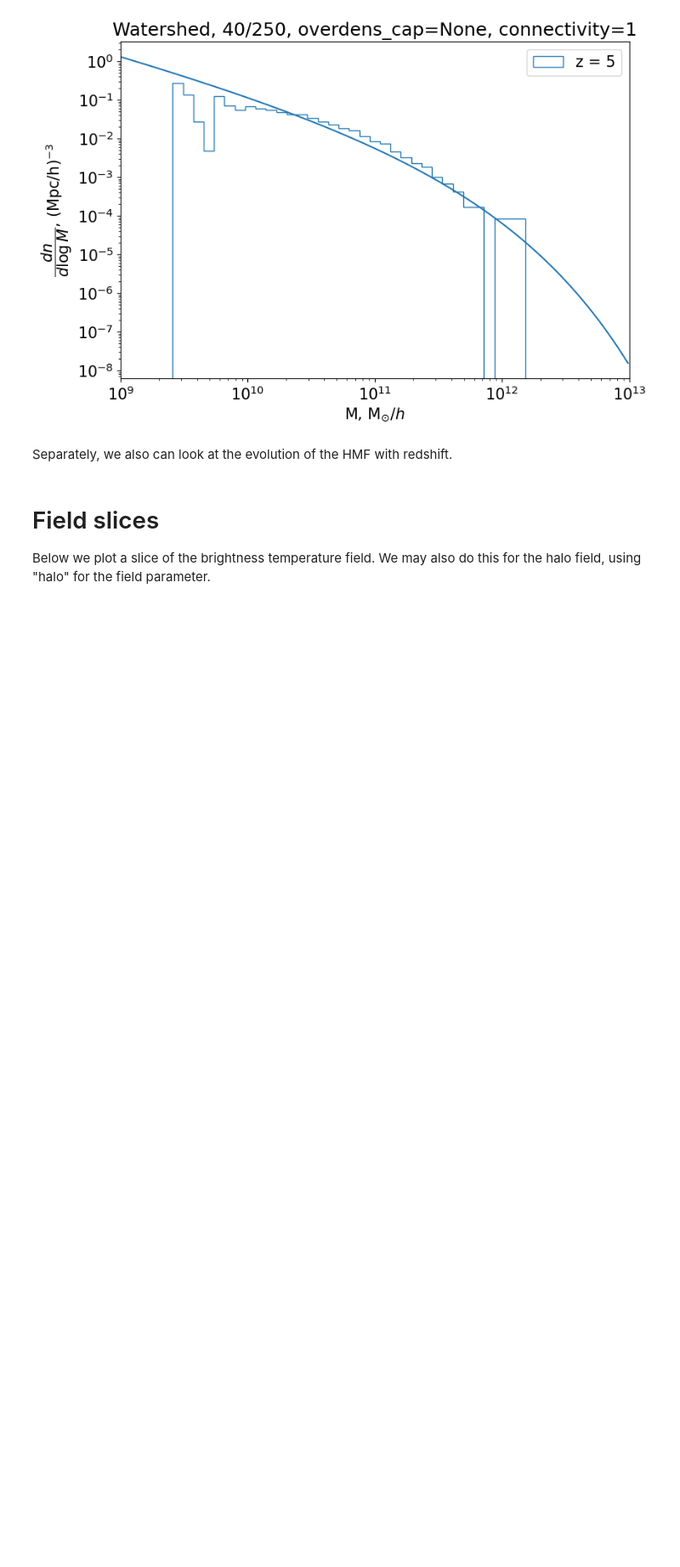
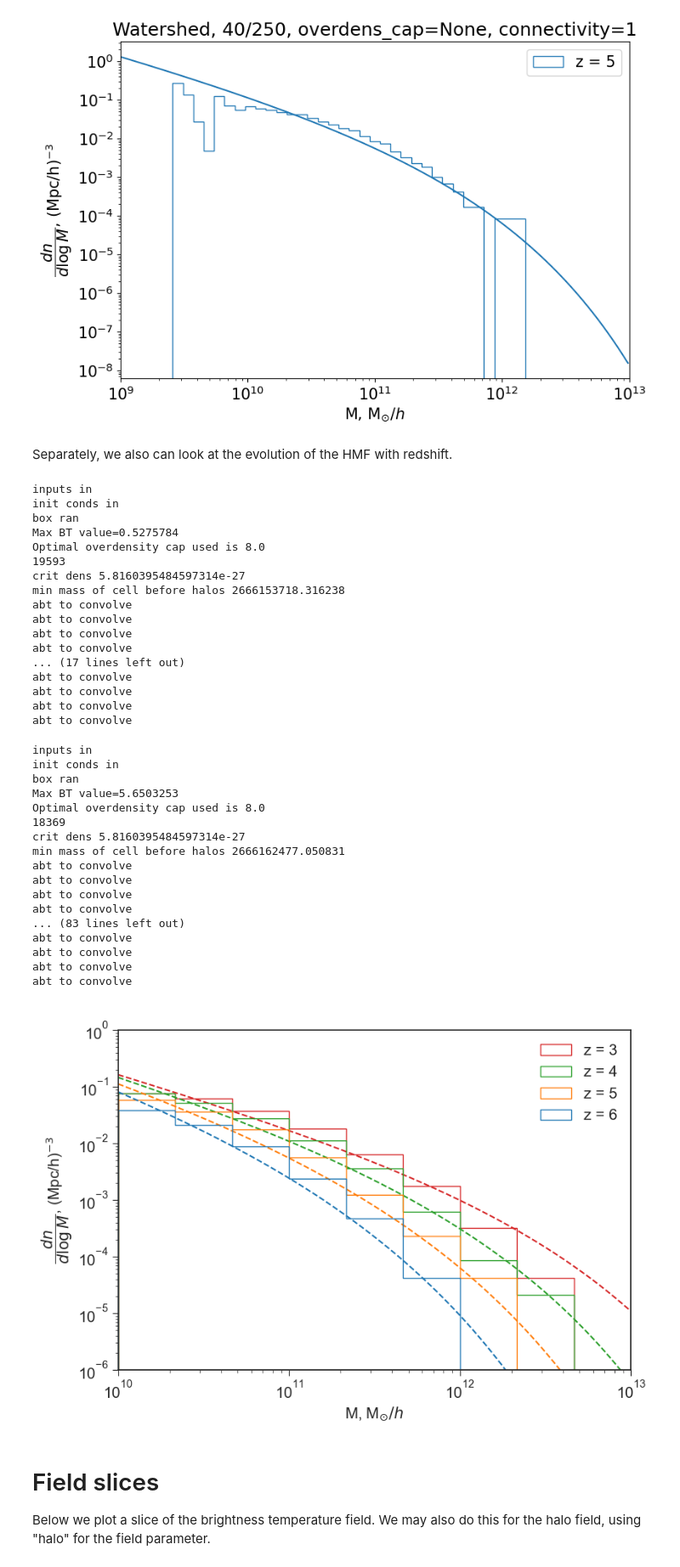
Before and after one commit to raxquax123/postEoR, a Jupyter notebook: examples.ipynb, the cells around one changed output. Shown at 85% size. Saved outputs shown, nothing was run; the diff lists cells and outputs as text; code cells hidden in the pictures; blank space fills up the shorter version.

```diff
--- a/examples.ipynb
+++ b/examples.ipynb
@@ -68,17 +68,55 @@ box.gen_hmf(title="Watershed, 40/250, overdens_cap=None, connectivity=1", Mmax=1
 # %% [markdown]
 Separately, we also can look at the evolution of the HMF with redshift.
 # %%
-box = gen.generate_box(3, 250, 40, overdens_cap=6, connectivity=1, normalise_halos=False, max_rad=0)
-box.gen_hmf(title="Watershed, 40/250, overdens_cap=6", Mmax=13, Mmin=10, color="tab:red", linestyle="--")
-box = gen.generate_box(4, 250, 40, overdens_cap=6, connectivity=1, normalise_halos=False, max_rad=0)
-box.gen_hmf(title="Watershed, 40/250, overdens_cap=6", Mmax=13, Mmin=10, color="tab:green", linestyle="--")
-box = gen.generate_box(5, 250, 40, overdens_cap=6, connectivity=1, normalise_halos=False, max_rad=0)
-box.gen_hmf(title="Watershed, 40/250, overdens_cap=6", Mmax=13, Mmin=10, color="tab:orange", linestyle="--")
-box = gen.generate_box(6, 250, 40, overdens_cap=6, connectivity=1, normalise_halos=False, max_rad=0)
-box.gen_hmf(title="Watershed, 40/250, overdens_cap=6", Mmax=13, Mmin=10, color="tab:blue", linestyle="--")
+plt.style.use('seaborn-v0_8-ticks')
+
+box = gen.generate_box(3, 250, 40, connectivity=1, normalise_halos=False, max_rad=0)
+box.gen_hmf(title=" ", Mmax=13, Mmin=10, color="tab:red", linestyle="--")
+box = gen.generate_box(4, 250, 40, connectivity=1, normalise_halos=False, max_rad=0)
+box.gen_hmf(title=" ", Mmax=13, Mmin=10, color="tab:green", linestyle="--")
+box = gen.generate_box(5, 250, 40, connectivity=1, normalise_halos=False, max_rad=0)
+box.gen_hmf(title=" ", Mmax=13, Mmin=10, color="tab:orange", linestyle="--")
+box = gen.generate_box(6, 250, 40, connectivity=1, normalise_halos=False, max_rad=0)
+box.gen_hmf(title=" ", Mmax=13, Mmin=10, color="tab:blue", linestyle="--")
 plt.ylim(1e-6, 1e-0)
 plt.xlim(1e10, 1e13)
 plt.show()
+# %% [output]
+inputs in
+init conds in
+box ran
+Max BT value=0.5275784
+Optimal overdensity cap used is 8.0
+19593
+crit dens 5.8160395484597314e-27
+min mass of cell before halos 2666153718.316238
+abt to convolve
+abt to convolve
+abt to convolve
+abt to convolve
+... (17 lines left out)
+abt to convolve
+abt to convolve
+abt to convolve
+abt to convolve
+inputs in
+init conds in
+box ran
+Max BT value=5.6503253
+Optimal overdensity cap used is 8.0
+18369
+crit dens 5.8160395484597314e-27
+min mass of cell before halos 2666162477.050831
+abt to convolve
+abt to convolve
+abt to convolve
+abt to convolve
+... (83 lines left out)
+abt to convolve
+abt to convolve
+abt to convolve
+abt to convolve
+[figure, added]
 # %% [markdown]
 # Field slices
 
```
Also changed, not shown: parts of 20 cells of this notebook, 12 other files.
